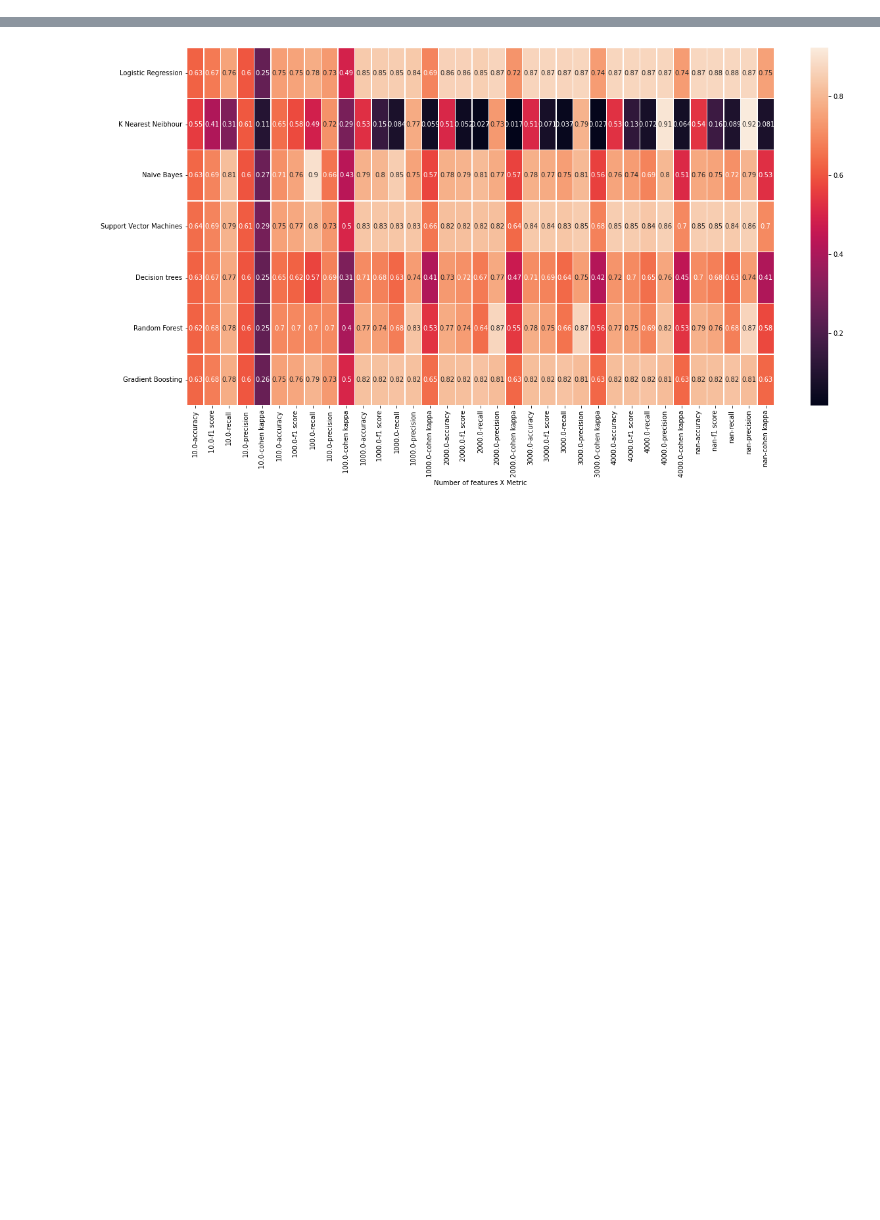
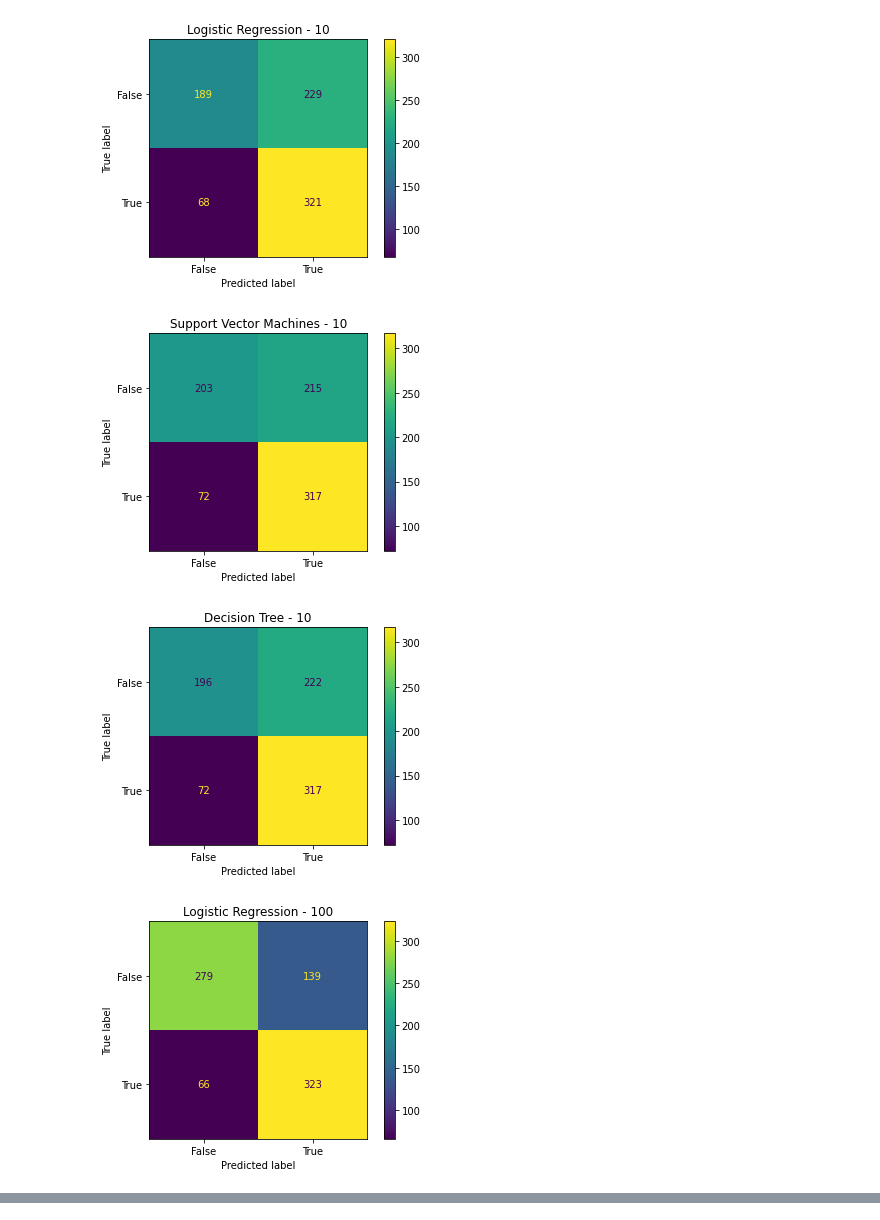
Before and after one commit to prbpedro/tcc_puc, a Jupyter notebook: src/running_machine_learning_models.ipynb, the cells around one changed output, grey strips where cells are left out. Cells and saved outputs as stored; diff of their text form; code cells hidden in the pictures; blank space fills up the shorter version.

```diff
--- a/src/running_machine_learning_models.ipynb
+++ b/src/running_machine_learning_models.ipynb
@@ -25,45 +25,59 @@ df_fake = pd.read_csv('generated/results_get_fake_built.csv')
 df_real = pd.read_csv('generated/results_get_real_built.csv')
 # %%
 classifiers = {
-    'Logistic Regression': LogisticRegression(),
-    'K Nearest Neighbour': KNeighborsClassifier(n_neighbors = 10, metric = 'minkowski', p=2),
-    'Naive Bayes': GaussianNB() ,
-    'Support Vector Machines': SVC(kernel = 'linear'),
-    'Decision trees': DecisionTreeClassifier(criterion = 'entropy', random_state = 7),
-    'Random Forest': RandomForestClassifier(n_estimators=10, criterion = 'entropy'),
-    'Gradient Boosting': XGBClassifier(use_label_encoder=False, eval_metric='error')
+    'Logistic Regression': LogisticRegression(random_state = 42),
+    'Support Vector Machines': SVC(random_state = 42),
+    'Decision Tree': DecisionTreeClassifier(random_state = 42)
 }
 
 accuracy_list = {}
 f1_score_list = {}
 recall_list = {}
 precision_list = {}
 cohen_kappa_list = {}
 max_features_tested = [10, 100, 1000, 2000, 3000, 4000, None]
 results = {}
 
 for max_features in max_features_tested:
     results[max_features] = {}
     results[max_features]['accuracy'] = {}
     results[max_features]['f1 score'] = {}
     results[max_features]['recall'] = {}
     results[max_features]['precision'] = {}
     results[max_features]['cohen kappa'] = {}
 
     cv = CountVectorizer(max_features=max_features)
     X = cv.fit_transform(np.append(df_fake['1'], df_real['1'], axis=0)).toarray()
-    print(X.shape)
     y = np.append(df_fake['0'], df_real['0'], axis=0)
 
-    X_train, X_test, y_train, y_test = train_test_split(X, y, test_size=0.3, random_state = 7)
+    X_train, X_test, y_train, y_test = train_test_split(X, y, test_size=0.3, random_state = 42)
 
     for key, model in classifiers.items():
         model.fit(X_train,y_train)
         y_pred = model.predict(X_test)
 
         results[max_features]['recall'][key] = recall_score(y_test,y_pred)
         results[max_features]['precision'][key] = precision_score(y_test,y_pred)
         results[max_features]['accuracy'][key] = accuracy_score(y_test,y_pred)
         results[max_features]['f1 score'][key] = f1_score(y_test,y_pred)
         results[max_features]['cohen kappa'][key] = cohen_kappa_score(y_test,y_pred)
+
+        plot_confusion_matrix(model, X_test, y_test)
+        plt.title(key + ' - ' + str(max_features))
+        plt.show()
+
+reformed_dict = {}
+for outerKey, innerDict in results.items():
+    for innerKey, values in innerDict.items():
+        reformed_dict[(outerKey, innerKey)] = values
+
+multiIndex_df = pd.DataFrame(reformed_dict)
+fig, ax = plt.subplots(figsize=(20,10))
+sns.heatmap(multiIndex_df, annot=True, linewidths=.5, ax=ax)
+plt.xlabel("Number of features X Metric")
+plt.show()
 # %% [output]
+[figure, added]
+[figure, added]
+[figure, added]
+[figure, added]
@@ -77,13 +92,0 @@ for max_features in max_features_tested:
-# %%
-reformed_dict = {}
-for outerKey, innerDict in results.items():
-    for innerKey, values in innerDict.items():
-        reformed_dict[(outerKey, innerKey)] = values
-
-multiIndex_df = pd.DataFrame(reformed_dict)
-fig, ax = plt.subplots(figsize=(20,10))
-sns.heatmap(multiIndex_df, annot=True, linewidths=.5, ax=ax)
-plt.xlabel("Number of features X Metric")
-plt.show()
-# %% [output]
-[figure, removed]
```
Also changed, not shown: parts of 2 cells of this notebook.
